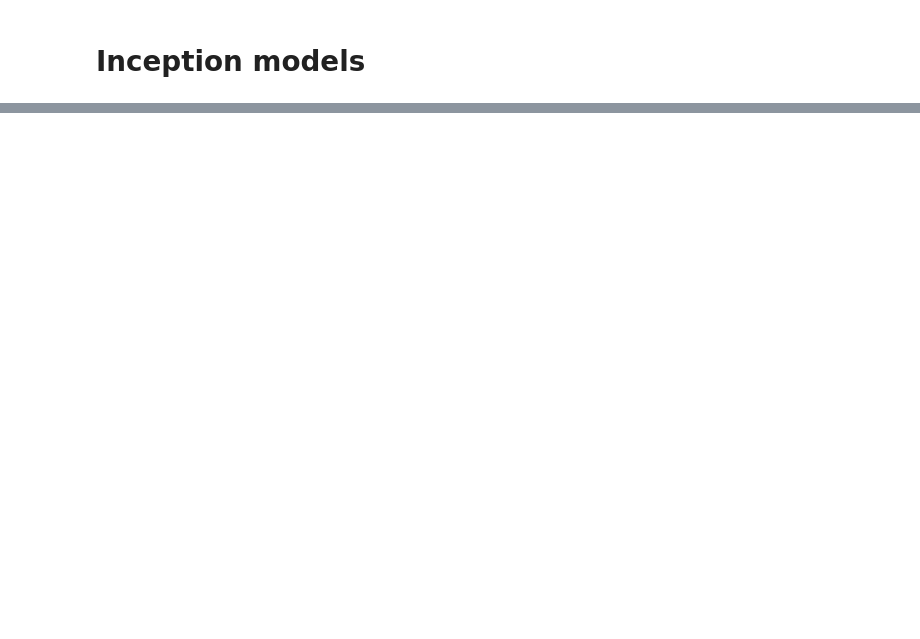
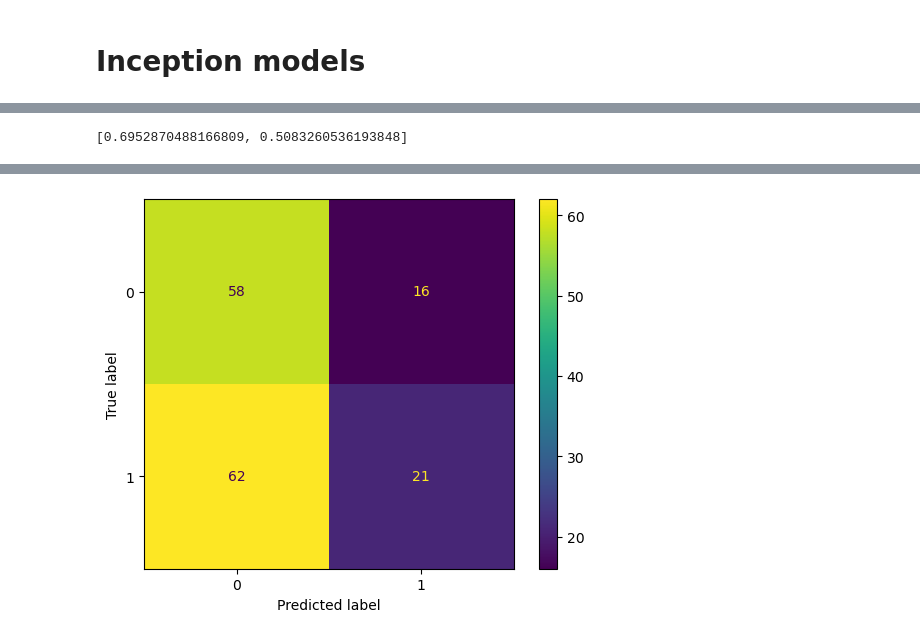
Before and after one commit to ammaro101/final_project, a Jupyter notebook: code_only4.ipynb, the cells around one changed output, grey strips where cells are left out. Cells and saved outputs as stored; diff of their text form; code cells hidden in the pictures; blank space fills up the shorter version.

```diff
--- a/code_only4.ipynb
+++ b/code_only4.ipynb
@@ -1486,0 +1560,14 @@ model1.evaluate(X_train, y_train, verbose=0)
+# %%
+model1.evaluate(X_train, y_train, verbose=0)
+# %% [output]
+[0.6952870488166809, 0.5083260536193848]
+# %%
+# get predictions from the model given the test set
+y_pred = model1.predict(X_test)
+
+# convert the predictions and test set to be in the shape of a vector of labels
+y_pred_labels = np.argmax(y_pred, axis=1)
+y_test_labels = np.argmax(y_test, axis=1)
+
+create_confusion_matrix(y_test_labels, y_pred_labels)
+# %% [output]
@@ -1486,0 +1575 @@ model1.evaluate(X_train, y_train, verbose=0)
+[figure, added]
```
Also changed, not shown: parts of 30 cells of this notebook, 11 other files.
